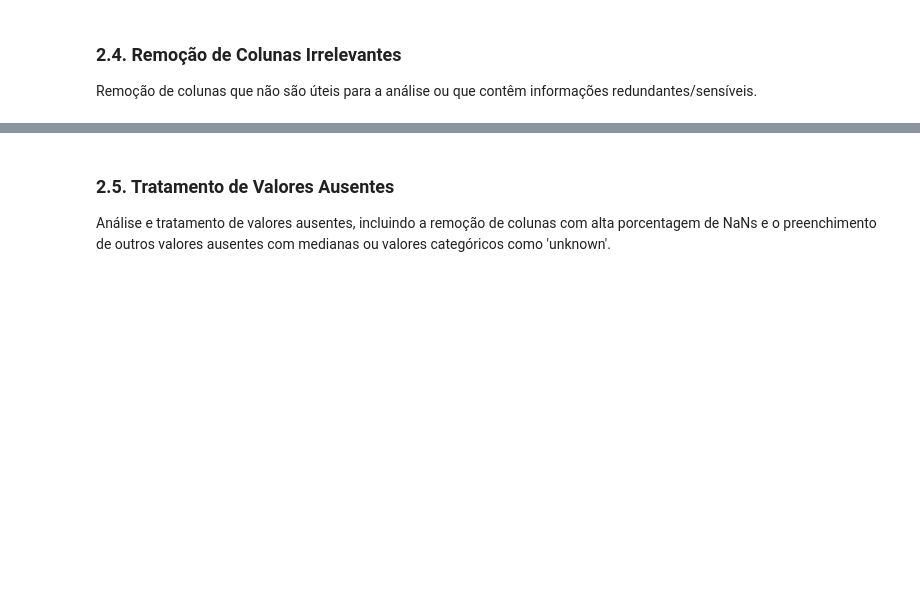
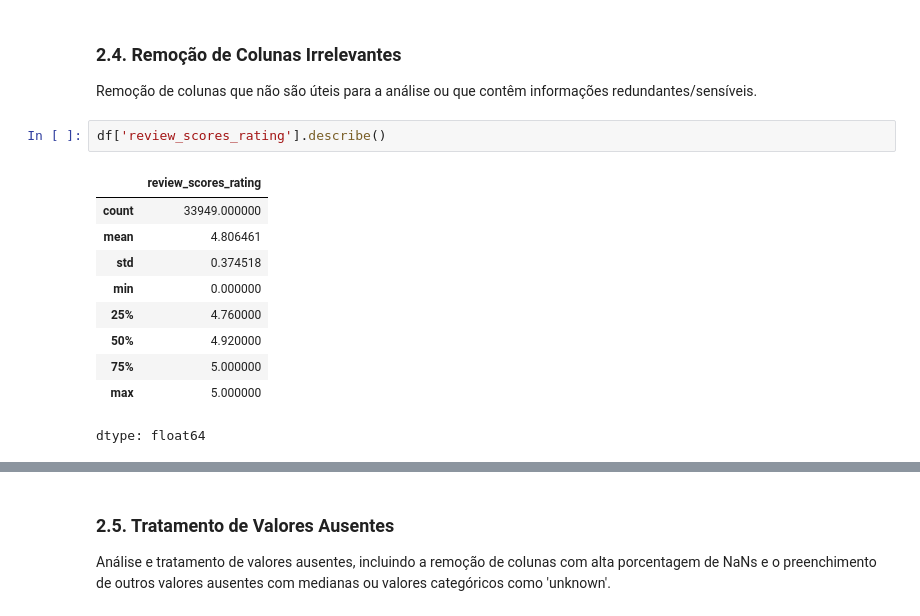
Before and after one commit to RaphaelRAY/airbnb-rating-ml, a Jupyter notebook: notebooks/01_limpeza_e_preprocessamento.ipynb, the cells around one changed output, grey strips where cells are left out. Saved outputs shown, nothing was run; the diff lists cells and outputs as text; blank space fills up the shorter version.

```diff
--- a/notebooks/01_limpeza_e_preprocessamento.ipynb
+++ b/notebooks/01_limpeza_e_preprocessamento.ipynb
@@ -104,3 +104,16 @@ Coluna 'instant_bookable' convertida para binário.
 ### 2.4. Remoção de Colunas Irrelevantes
 
 Remoção de colunas que não são úteis para a análise ou que contêm informações redundantes/sensíveis.
+# %%
+df['review_scores_rating'].describe()
+# %% [output]
+|  | review_scores_rating |
+| count | 33949.000000 |
+| mean | 4.806461 |
+| std | 0.374518 |
+| min | 0.000000 |
+| 25% | 4.760000 |
+| 50% | 4.920000 |
+| 75% | 5.000000 |
+| max | 5.000000 |
+dtype: float64
```
Also changed, not shown: parts of 8 cells of this notebook.
